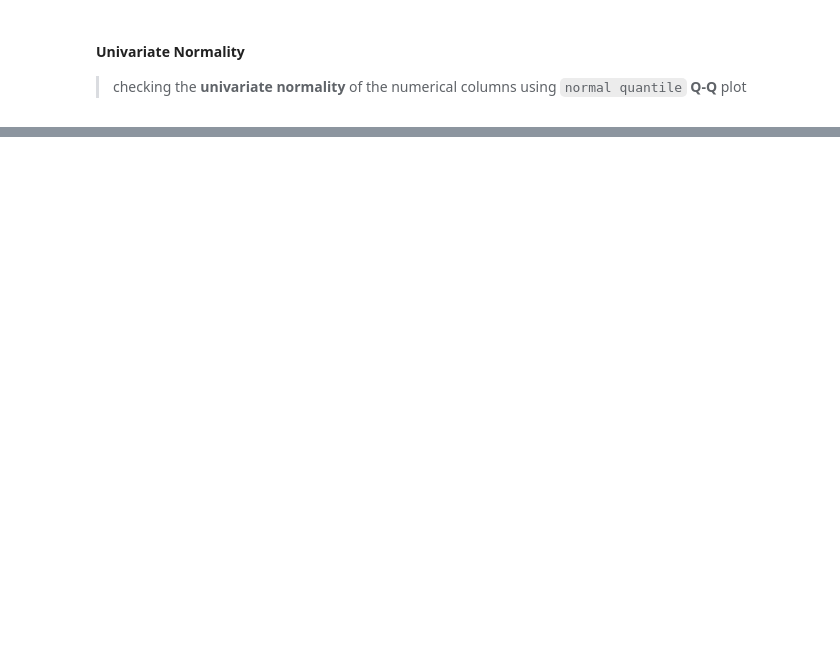
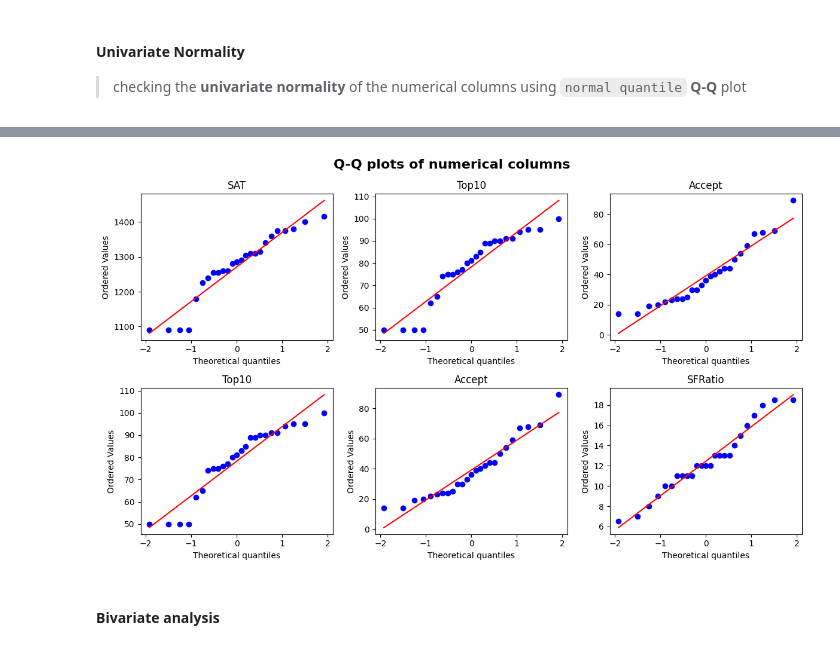
Before and after one commit to nirmit27/ds-and-ml, a Jupyter notebook: ML/KMeans_Cluster.ipynb, the cells around one changed output, grey strips where cells are left out. Cells and saved outputs as stored; diff of their text form; code cells hidden in the pictures; blank space fills up the shorter version.

```diff
--- a/ML/KMeans_Cluster.ipynb
+++ b/ML/KMeans_Cluster.ipynb
@@ -186,2 +186,15 @@ plt.show()
+# %%
+fig, axs = plt.subplots(2, 3, figsize=(12, 7))
+fig.suptitle("Q-Q plots of numerical columns", fontweight='bold', fontsize=16)
+
+for i in range(2):
+  for j in range(3):
+    stats.probplot(df_num[df_num.columns[i + j]], dist='norm', plot=axs[i][j])
+    axs[i][j].set_title(df_num.columns[i + j], fontsize=12)
+
+plt.tight_layout()
+plt.show()
+# %% [output]
+[figure, added]
 # %% [markdown]
-###
+#### **Bivariate** analysis
```
Also changed, not shown: parts of 32 cells of this notebook.
